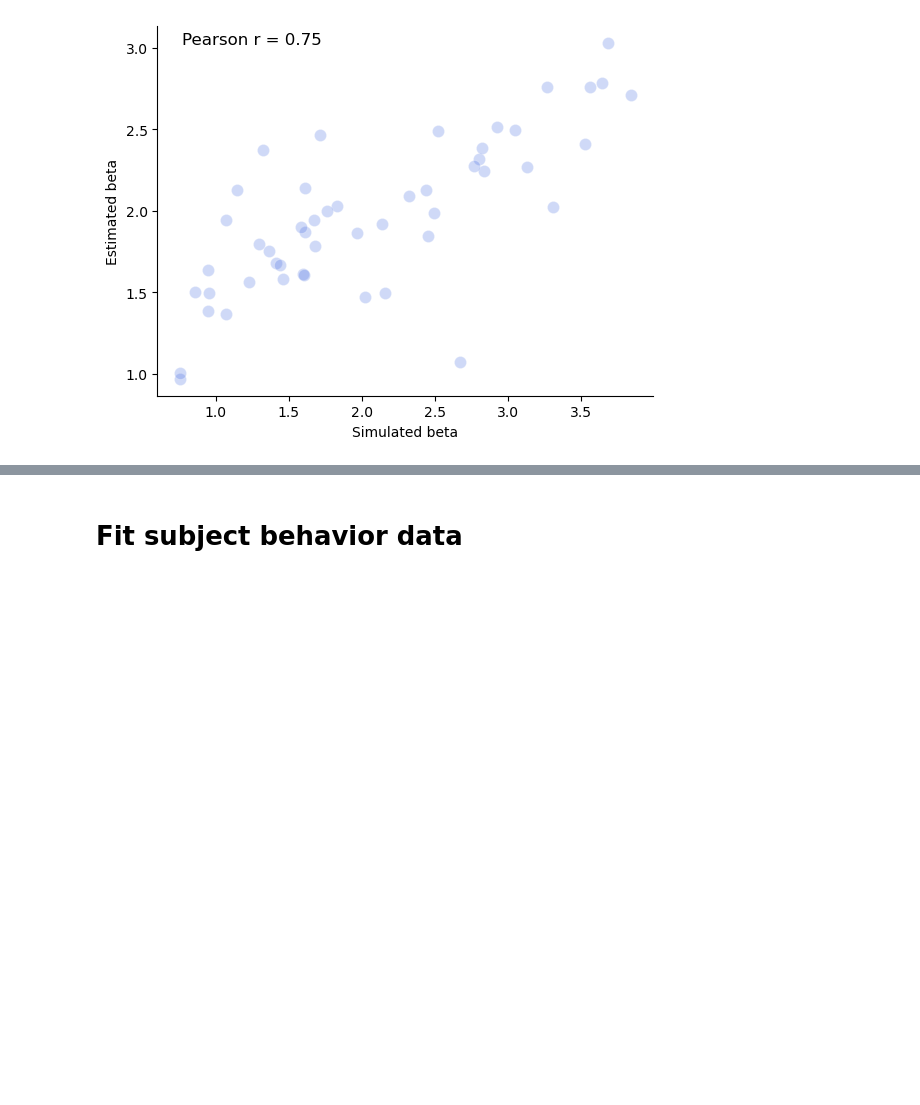
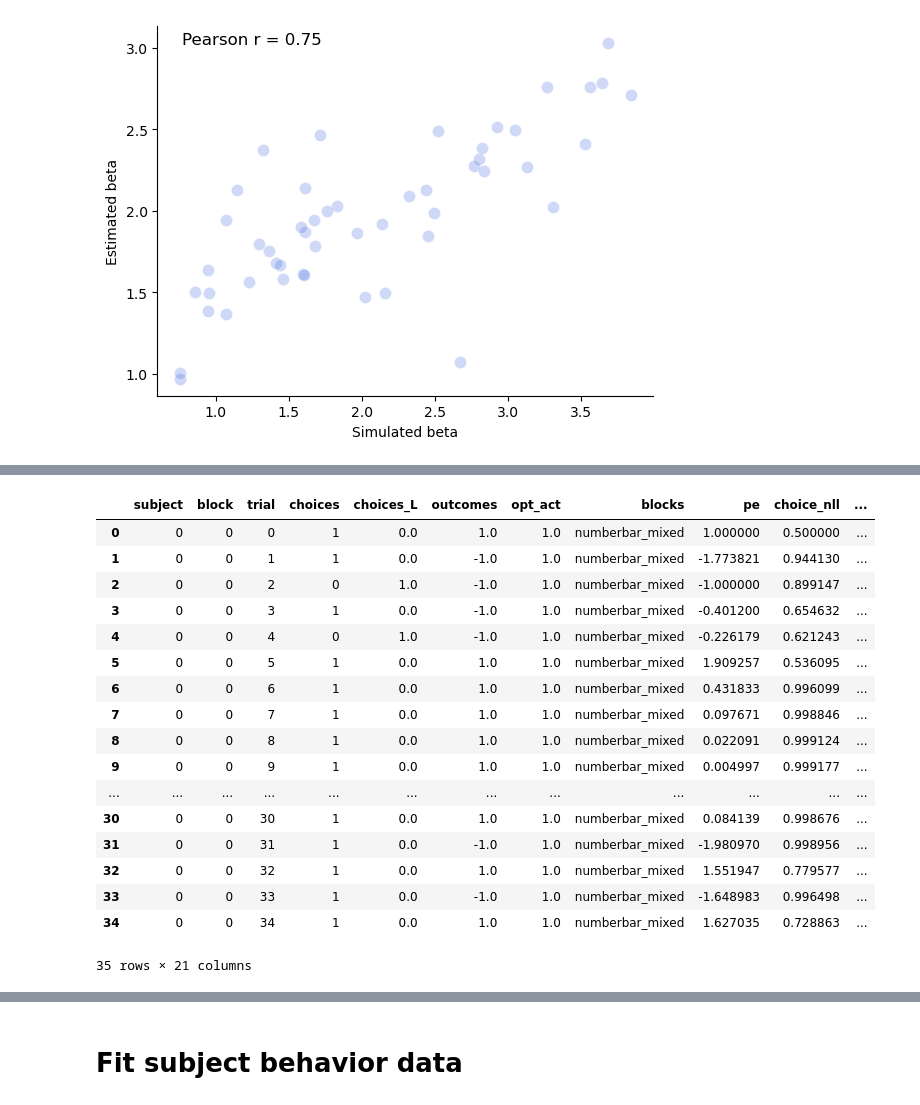
Before and after one commit to fuqixiu/pyEM, a Jupyter notebook: examples/RW_4M.ipynb, the cells around one changed output, grey strips where cells are left out. Saved outputs shown, nothing was run; the diff lists cells and outputs as text; code cells hidden in the pictures; blank space fills up the shorter version.

```diff
--- a/examples/RW_4M.ipynb
+++ b/examples/RW_4M.ipynb
@@ -540,0 +625,3 @@ for param_idx, param_label in enumerate(param_names):
+# %%
+m, inv_h, posterior, NPL, NLPrior, NLL = EMfit(all_data, objfunc_dict[modelID], param_names)
+# all subject est 22m
@@ -540,0 +630,3 @@ for param_idx, param_label in enumerate(param_names):
+# %%
+nsubjects = m.shape[1]
+print(nsubjects, param_names)
@@ -540,0 +728,70 @@ for param_idx, param_label in enumerate(param_names):
+# %%
+# Assume your dictionary of NumPy arrays (all arrays have shape (219, 3, 35) except params which has shape (219, 2))
+data_dict = sub_dict
+
+# Initialize lists to hold the DataFrame content
+subject_list = []
+block_list = []
+trial_list = []
+data_dict_flattened = {key: [] for key in data_dict.keys() if key != 'params'}  # Exclude params for now
+
+# Step 1: Flatten the arrays and prepare subject, block, and trial information
+for subject in range(data_dict['outcomes'].shape[0]):  # 219 subjects
+    for block in range(data_dict['outcomes'].shape[1]):  # 3 blocks
+        for trial in range(data_dict['outcomes'].shape[2]):  # 35 trials
+            # Append subject, block, and trial information
+            subject_list.append(subject)
+            block_list.append(block)
+            trial_list.append(trial)
+
+            # Append the values from each array (except 'params')
+            for key in data_dict.keys():
+                if key != 'params':
+                    data_dict_flattened[key].append(data_dict[key][subject, block, trial])
+
+# Step 2: Create the DataFrame for all keys except 'params'
+sim_df = pd.DataFrame({
+    'subject': subject_list,
+    'block': block_list,
+    'trial': trial_list,
+})
+
+# Add the flattened values from the dictionary as columns in the DataFrame
+for key in data_dict_flattened.keys():
+    sim_df[key] = data_dict_flattened[key]
+
+# Step 3: Add param1 and param2 directly to sim_df
+params_df = pd.DataFrame(data_dict['params'], columns=param_names)
+params_df['subject'] = params_df.index  # Add the subject column
+
+# Step 4: Merge param1 and param2 with sim_df on the subject column
+sim_df = pd.merge(sim_df, params_df, on='subject', how='left')
+sim_df[['ev_l', 'ev_r']] = pd.DataFrame(sim_df['ev'].tolist(), index=sim_df.index)
+sim_df.drop(columns='ev', axis=1, inplace=True)
+sim_df[['ch_prob_l', 'ch_prob_r']] = pd.DataFrame(sim_df['block_probs'].tolist(), index=sim_df.index)
+
+# save BICint and LME to the DataFrame
+sim_df['BICint'] = BICint
+sim_df['LME'] = lme
+
+# View the final DataFrame
+sim_df.head(35)
+# %% [output]
+|  | subject | block | trial | choices | choices_L | outcomes | opt_act | blocks | pe | choice_nll | ... |
+| 0 | 0 | 0 | 0 | 1 | 0.0 | 1.0 | 1.0 | numberbar_mixed | 1.000000 | 0.500000 | ... |
+| 1 | 0 | 0 | 1 | 1 | 0.0 | -1.0 | 1.0 | numberbar_mixed | -1.773821 | 0.944130 | ... |
+| 2 | 0 | 0 | 2 | 0 | 1.0 | -1.0 | 1.0 | numberbar_mixed | -1.000000 | 0.899147 | ... |
+| 3 | 0 | 0 | 3 | 1 | 0.0 | -1.0 | 1.0 | numberbar_mixed | -0.401200 | 0.654632 | ... |
+| 4 | 0 | 0 | 4 | 0 | 1.0 | -1.0 | 1.0 | numberbar_mixed | -0.226179 | 0.621243 | ... |
+| 5 | 0 | 0 | 5 | 1 | 0.0 | 1.0 | 1.0 | numberbar_mixed | 1.909257 | 0.536095 | ... |
+| 6 | 0 | 0 | 6 | 1 | 0.0 | 1.0 | 1.0 | numberbar_mixed | 0.431833 | 0.996099 | ... |
+| 7 | 0 | 0 | 7 | 1 | 0.0 | 1.0 | 1.0 | numberbar_mixed | 0.097671 | 0.998846 | ... |
+| 8 | 0 | 0 | 8 | 1 | 0.0 | 1.0 | 1.0 | numberbar_mixed | 0.022091 | 0.999124 | ... |
+| 9 | 0 | 0 | 9 | 1 | 0.0 | 1.0 | 1.0 | numberbar_mixed | 0.004997 | 0.999177 | ... |
+| ... | ... | ... | ... | ... | ... | ... | ... | ... | ... | ... | ... |
+| 30 | 0 | 0 | 30 | 1 | 0.0 | 1.0 | 1.0 | numberbar_mixed | 0.084139 | 0.998676 | ... |
+| 31 | 0 | 0 | 31 | 1 | 0.0 | -1.0 | 1.0 | numberbar_mixed | -1.980970 | 0.998956 | ... |
+| 32 | 0 | 0 | 32 | 1 | 0.0 | 1.0 | 1.0 | numberbar_mixed | 1.551947 | 0.779577 | ... |
+| 33 | 0 | 0 | 33 | 1 | 0.0 | -1.0 | 1.0 | numberbar_mixed | -1.648983 | 0.996498 | ... |
+| 34 | 0 | 0 | 34 | 1 | 0.0 | 1.0 | 1.0 | numberbar_mixed | 1.627035 | 0.728863 | ... |
+35 rows × 21 columns
```
Also changed, not shown: parts of 21 cells of this notebook, 2 other files.
